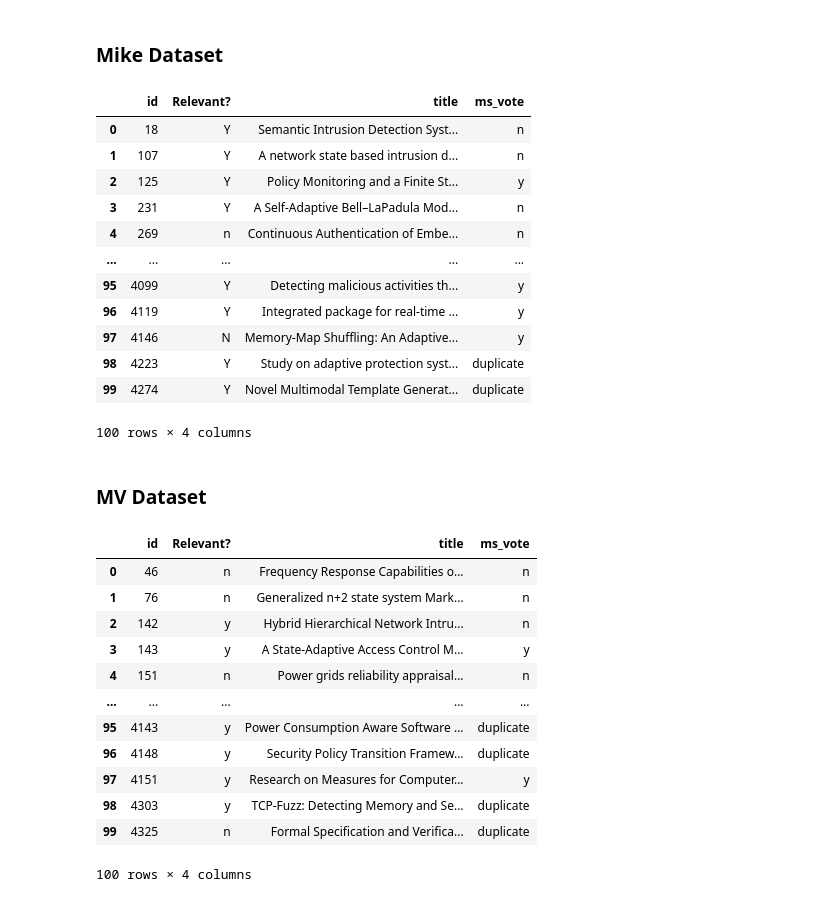
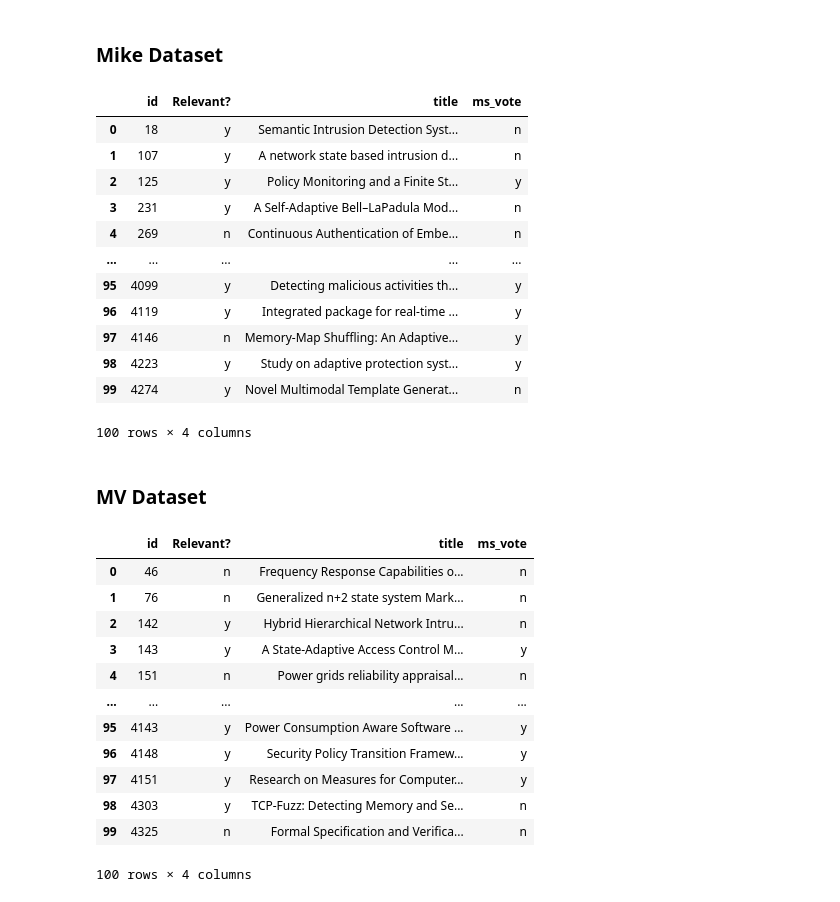
Before and after one commit to mstadler-jku/literature-search-tool-SLR, a Jupyter notebook: src/main/python/at/jku/scsl/main/03_00_manual_parse_title.ipynb, the cells around one changed output. Saved outputs shown, nothing was run; the diff lists cells and outputs as text; code cells hidden in the pictures.

```diff
--- a/src/main/python/at/jku/scsl/main/03_manual_parse_title.ipynb
+++ b/src/main/python/at/jku/scsl/main/03_00_manual_parse_title.ipynb
@@ -187,26 +198,62 @@ df_sam
 # %%
 ms_vote_on_sam = df_manual_parse_title_marked[df_manual_parse_title_marked.id.isin(df_mike.id)]['relevant?']
 df_mike = df_mike.assign(ms_vote=pd.Series(ms_vote_on_sam).values)
+
+#### handle duplicates ####
+# Study on adaptive protection system of power supply and distribution line, y
+# Novel Multimodal Template Generation Algorithm, n
+
+idx_dupl_0 = \
+df_mike[df_mike.title == 'Study on adaptive protection system of power supply and distribution line'].index[0]
+idx_dupl_1 = df_mike[df_mike.title == 'Novel Multimodal Template Generation Algorithm'].index[0]
+df_mike.at[idx_dupl_0, 'ms_vote'] = 'y'
+df_mike.at[idx_dupl_1, 'ms_vote'] = 'n'
+
+df_mike['Relevant?'] = df_mike['Relevant?'].str.lower()
+
 df_mike
 # %% [output]
 |  | id | Relevant? | title | ms_vote |
-| 0 | 18 | Y | Semantic Intrusion Detection Syst... | n |
-| 1 | 107 | Y | A network state based intrusion d... | n |
-| 2 | 125 | Y | Policy Monitoring and a Finite St... | y |
-| 3 | 231 | Y | A Self-Adaptive Bell–LaPadula Mod... | n |
+| 0 | 18 | y | Semantic Intrusion Detection Syst... | n |
+| 1 | 107 | y | A network state based intrusion d... | n |
+| 2 | 125 | y | Policy Monitoring and a Finite St... | y |
+| 3 | 231 | y | A Self-Adaptive Bell–LaPadula Mod... | n |
 | 4 | 269 | n | Continuous Authentication of Embe... | n |
 | ... | ... | ... | ... | ... |
-| 95 | 4099 | Y | Detecting malicious activities th... | y |
-| 96 | 4119 | Y | Integrated package for real-time ... | y |
-| 97 | 4146 | N | Memory-Map Shuffling: An Adaptive... | y |
-| 98 | 4223 | Y | Study on adaptive protection syst... | duplicate |
-| 99 | 4274 | Y | Novel Multimodal Template Generat... | duplicate |
+| 95 | 4099 | y | Detecting malicious activities th... | y |
+| 96 | 4119 | y | Integrated package for real-time ... | y |
+| 97 | 4146 | n | Memory-Map Shuffling: An Adaptive... | y |
+| 98 | 4223 | y | Study on adaptive protection syst... | y |
+| 99 | 4274 | y | Novel Multimodal Template Generat... | n |
 100 rows × 4 columns
 # %% [markdown]
 ### MV Dataset
 # %%
 ms_vote_on_sam = df_manual_parse_title_marked[df_manual_parse_title_marked.id.isin(df_mv.id)]['relevant?']
 df_mv = df_mv.assign(ms_vote=pd.Series(ms_vote_on_sam).values)
+
+#### Handle duplicates manually ####
+# Power Consumption Aware Software Architecture for M-Health Applications with Adaptive Security of Network Protocols, y
+# Security Policy Transition Framework for Software Defined Networks, y
+# TCP-Fuzz: Detecting Memory and Semantic Bugs in TCP Stacks with Fuzzing, n
+# Formal Specification and Verification of wireless networked self-organized Systems on Chip, n
+
+
+idx_dupl_0 = df_mv[
+    df_mv.title == 'Power Consumption Aware Software Architecture for M-Health Applications with Adaptive Security of Network Protocols'].index[
+    0]
+idx_dupl_1 = df_mv[df_mv.title == 'Security Policy Transition Framework for Software Defined Networks'].index[0]
+idx_dupl_2 = df_mv[df_mv.title == 'TCP-Fuzz: Detecting Memory and Semantic Bugs in TCP Stacks with Fuzzing'].index[0]
+idx_dupl_3 = df_mv[
+    df_mv.title == 'Formal Specification and Verification of wireless networked self-organized Systems on Chip'].index[
+    0]
+df_mv.at[idx_dupl_0, 'ms_vote'] = 'y'
+df_mv.at[idx_dupl_1, 'ms_vote'] = 'y'
+df_mv.at[idx_dupl_2, 'ms_vote'] = 'n'
+df_mv.at[idx_dupl_3, 'ms_vote'] = 'n'
+
+df_mv['Relevant?'] = df_mv['Relevant?'].str.lower()
+
 df_mv
 # %% [output]
 |  | id | Relevant? | title | ms_vote |
@@ -216,9 +263,9 @@ df_mv
 | 3 | 143 | y | A State-Adaptive Access Control M... | y |
 | 4 | 151 | n | Power grids reliability appraisal... | n |
 | ... | ... | ... | ... | ... |
-| 95 | 4143 | y | Power Consumption Aware Software ... | duplicate |
-| 96 | 4148 | y | Security Policy Transition Framew... | duplicate |
+| 95 | 4143 | y | Power Consumption Aware Software ... | y |
+| 96 | 4148 | y | Security Policy Transition Framew... | y |
 | 97 | 4151 | y | Research on Measures for Computer... | y |
-| 98 | 4303 | y | TCP-Fuzz: Detecting Memory and Se... | duplicate |
-| 99 | 4325 | n | Formal Specification and Verifica... | duplicate |
+| 98 | 4303 | y | TCP-Fuzz: Detecting Memory and Se... | n |
+| 99 | 4325 | n | Formal Specification and Verifica... | n |
 100 rows × 4 columns
```
Also changed, not shown: parts of 9 cells of this notebook, 1 other file.
